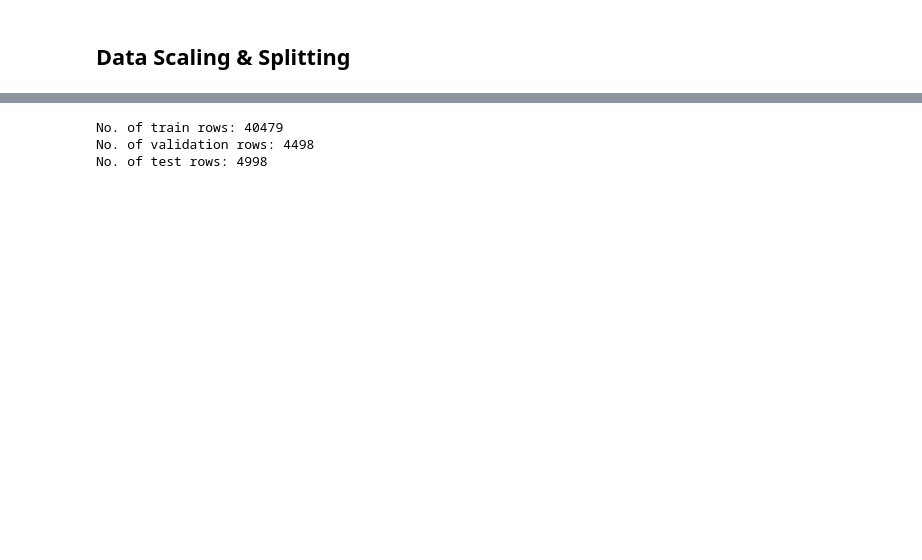
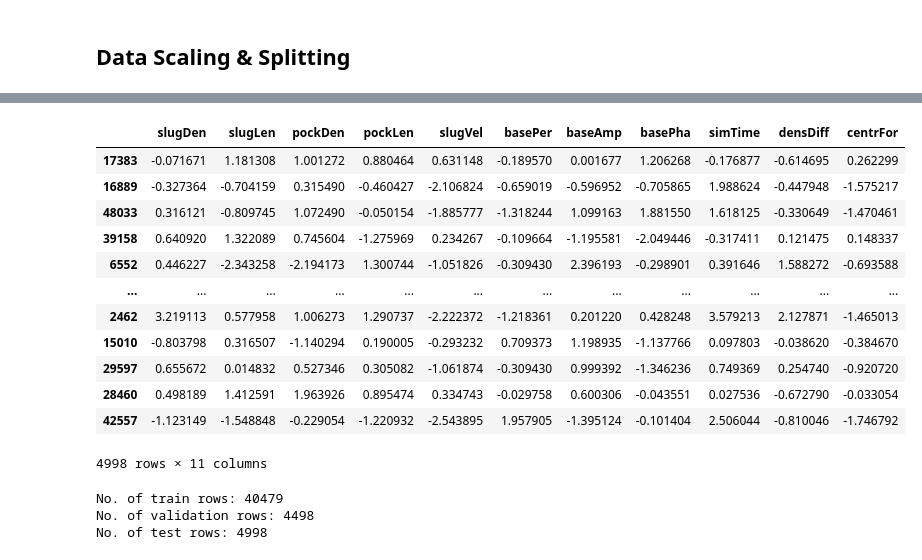
Before and after one commit to 3minuterecord/slug_spools, a Jupyter notebook: 4_prep_data.ipynb, the cells around one changed output, grey strips where cells are left out. Drawn from its saved outputs; the diff is of its cells as text; code cells hidden in the pictures; blank space fills up the shorter version.

```diff
--- a/4_prep_data.ipynb
+++ b/4_prep_data.ipynb
@@ -111,6 +111,22 @@ y_val = val.filter(pred_target)
 
 X_test = test.filter(pred_features)
 y_test = test.filter(pred_target)
+# %%
+X_test
+# %% [output]
+|  | slugDen | slugLen | pockDen | pockLen | slugVel | basePer | baseAmp | basePha | simTime | densDiff | centrFor |
+| 17383 | -0.071671 | 1.181308 | 1.001272 | 0.880464 | 0.631148 | -0.189570 | 0.001677 | 1.206268 | -0.176877 | -0.614695 | 0.262299 |
+| 16889 | -0.327364 | -0.704159 | 0.315490 | -0.460427 | -2.106824 | -0.659019 | -0.596952 | -0.705865 | 1.988624 | -0.447948 | -1.575217 |
+| 48033 | 0.316121 | -0.809745 | 1.072490 | -0.050154 | -1.885777 | -1.318244 | 1.099163 | 1.881550 | 1.618125 | -0.330649 | -1.470461 |
+| 39158 | 0.640920 | 1.322089 | 0.745604 | -1.275969 | 0.234267 | -0.109664 | -1.195581 | -2.049446 | -0.317411 | 0.121475 | 0.148337 |
+| 6552 | 0.446227 | -2.343258 | -2.194173 | 1.300744 | -1.051826 | -0.309430 | 2.396193 | -0.298901 | 0.391646 | 1.588272 | -0.693588 |
+| ... | ... | ... | ... | ... | ... | ... | ... | ... | ... | ... | ... |
+| 2462 | 3.219113 | 0.577958 | 1.006273 | 1.290737 | -2.222372 | -1.218361 | 0.201220 | 0.428248 | 3.579213 | 2.127871 | -1.465013 |
+| 15010 | -0.803798 | 0.316507 | -1.140294 | 0.190005 | -0.293232 | 0.709373 | 1.198935 | -1.137766 | 0.097803 | -0.038620 | -0.384670 |
+| 29597 | 0.655672 | 0.014832 | 0.527346 | 0.305082 | -1.061874 | -0.309430 | 0.999392 | -1.346236 | 0.749369 | 0.254740 | -0.920720 |
+| 28460 | 0.498189 | 1.412591 | 1.963926 | 0.895474 | 0.334743 | -0.029758 | 0.600306 | -0.043551 | 0.027536 | -0.672790 | -0.033054 |
+| 42557 | -1.123149 | -1.548848 | -0.229054 | -1.220932 | -2.543895 | 1.957905 | -1.395124 | -0.101404 | 2.506044 | -0.810046 | -1.746792 |
+4998 rows × 11 columns
 # %%
 # Write data to csv
 # Note: train and val can be combined later for cv and final model training.
```
Also changed, not shown: parts of 4 cells of this notebook, 13 other files.
